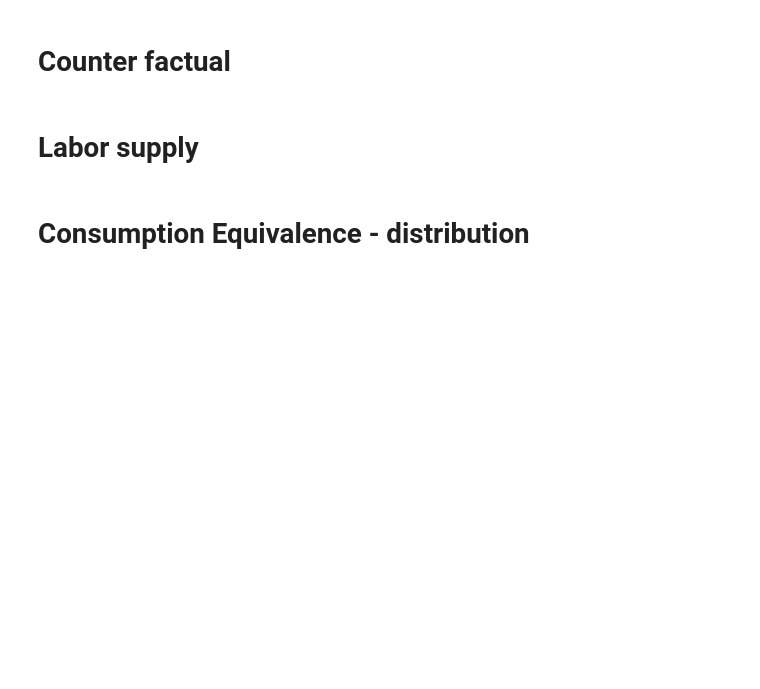
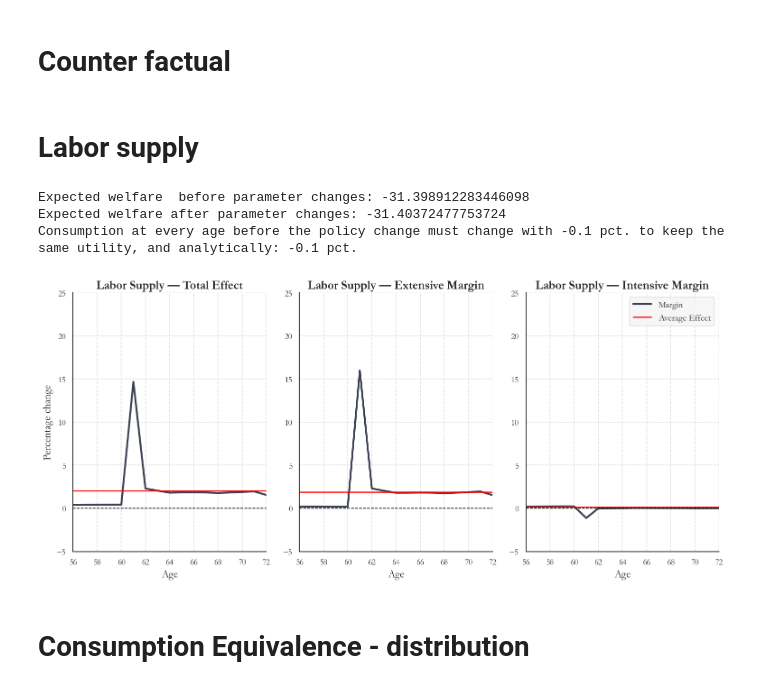
Before and after one commit to math869c/Design_retirement, a Jupyter notebook: Counter_factuals_early_retirement.ipynb, the cells around one changed output. Cells and saved outputs as stored; diff of their text form; code cells hidden in the pictures; blank space fills up the shorter version.

```diff
--- a/Counter_factuals_early_retirement.ipynb
+++ b/Counter_factuals_early_retirement.ipynb
@@ -49,20 +56,34 @@ og_model, new_model =  make_new_model(model, theta, theta_names, do_print = Fals
 # %%
 # Compare models
 consumption_eq = find_consumption_equivalence(og_model, new_model, do_print= True, the_method = 'brentq')
 intensive_margin, extensive_margin, total_margin, total_per_person, intensive_margin_age, extensive_margin_age, total_margin_age  = labor_elasticity(og_model, new_model)
 
 
-plot_labor_margins_by_age(
-    intensive_age=intensive_margin_age,
-    extensive_age=extensive_margin_age,
-    total_age=total_margin_age,
-    avg_intensive=intensive_margin,
-    avg_extensive=extensive_margin,
-    avg_total=total_margin,
-    age_start=par.start_age,
-    title_prefix="Labor Supply — ",
-    save_title="CF_ef_age_2_labor_.png"
+plot_labor_margin_single(
+    ages_start=par.start_age,
+    margin_age=total_margin_age,
+    avg_margin=total_margin,
+    save_title="CF_ef_age_2_labor_total.png"
 )
+
+plot_labor_margin_single(
+    ages_start=par.start_age,
+    margin_age=extensive_margin_age,
+    avg_margin=extensive_margin,
+    save_title="CF_ef_age_2_labor_exten.png"
+)
+
+plot_labor_margin_single(
+    ages_start=par.start_age,
+    margin_age=intensive_margin_age,
+    avg_margin=intensive_margin,
+    save_title="CF_ef_age_2_labor_inten.png"
+)
+# %% [output]
+Expected welfare  before parameter changes: -31.398912283446098
+Expected welfare after parameter changes: -31.40372477753724
+Consumption at every age before the policy change must change with -0.1 pct. to keep the same utility, and analytically: -0.1 pct.
+[figure, added]
 # %% [markdown]
 # Consumption Equivalence - distribution
 # %%
```
Also changed, not shown: parts of 10 cells of this notebook, 33 other files.
